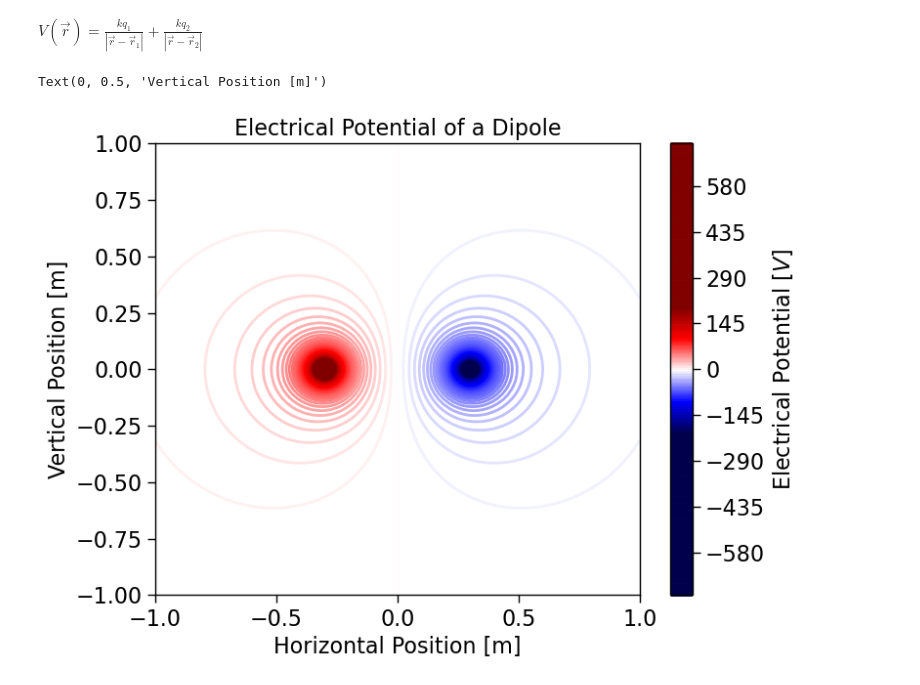
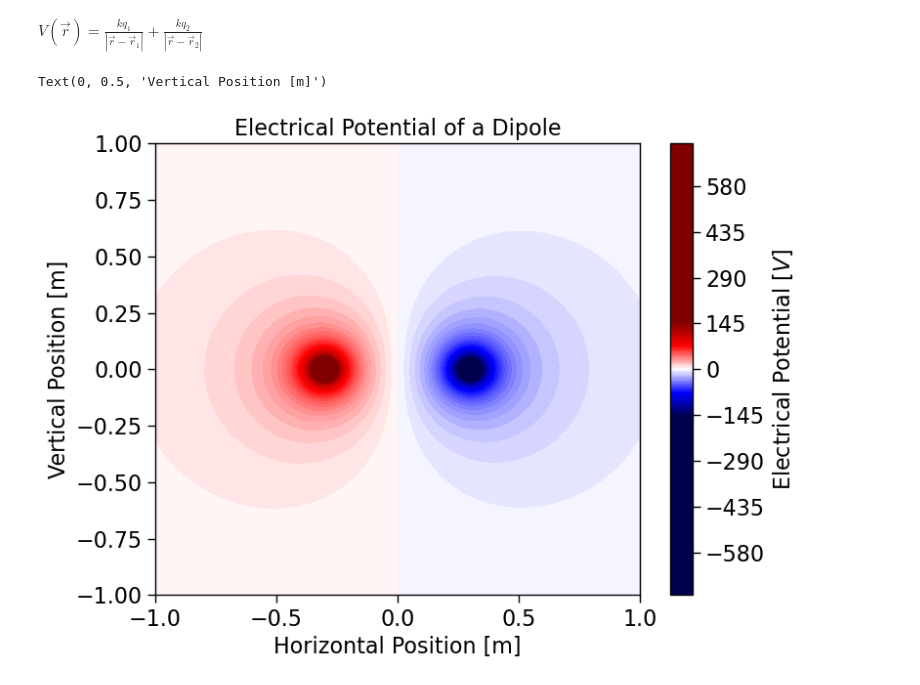
Before and after one commit to hezy/Electromagnetism, a Jupyter notebook: electric_dipole.ipynb, the cells around one changed output. Drawn from its saved outputs; the diff is of its cells as text; code cells hidden in the pictures.

Commit message:
electric_dipole

```diff
--- a/electric_dipole.ipynb
+++ b/electric_dipole.ipynb
@@ -13,13 +13,3 @@ x1, y1  = -0.3, 0
 q2 = 1E-9
 x2, y2  = 0.3, 0
 V = k*q1/np.sqrt((x-x1)**2+(y-y1)**2) - k*q2/np.sqrt((x-x2)**2+(y-y2)**2)
-# %%
-plt.style.use(['nature','notebook'])
-plt.contour(x,y,V, levels=300, cmap='seismic', vmin=-200, vmax=200)
-plt.colorbar(label='Electrical Potential [$V$]')
-plt.title('Electrical Potential of a Dipole')
-plt.xlabel('Horizontal Position [m]')
-plt.ylabel('Vertical Position [m]')
-# %% [output]
-Text(0, 0.5, 'Vertical Position [m]')
-[figure, removed]
@@ -31,0 +16,10 @@ Ey = k*q1*(y-y1)/((x-x1)**2+(y-y1)**2)**(3/2) - k*q2*(y-y2)/((x-x2)**2+(y-y2)**2
+# %%
+plt.style.use(['nature','notebook'])
+plt.contourf(x,y,V, levels=300, cmap='seismic', vmin=-150, vmax=150)
+plt.colorbar(label='Electrical Potential [$V$]')
+plt.title('Electrical Potential of a Dipole')
+plt.xlabel('Horizontal Position [m]')
+plt.ylabel('Vertical Position [m]')
+# %% [output]
+Text(0, 0.5, 'Vertical Position [m]')
+[figure, added]
```
Also changed, not shown: parts of 11 cells of this notebook, 1 other file.
